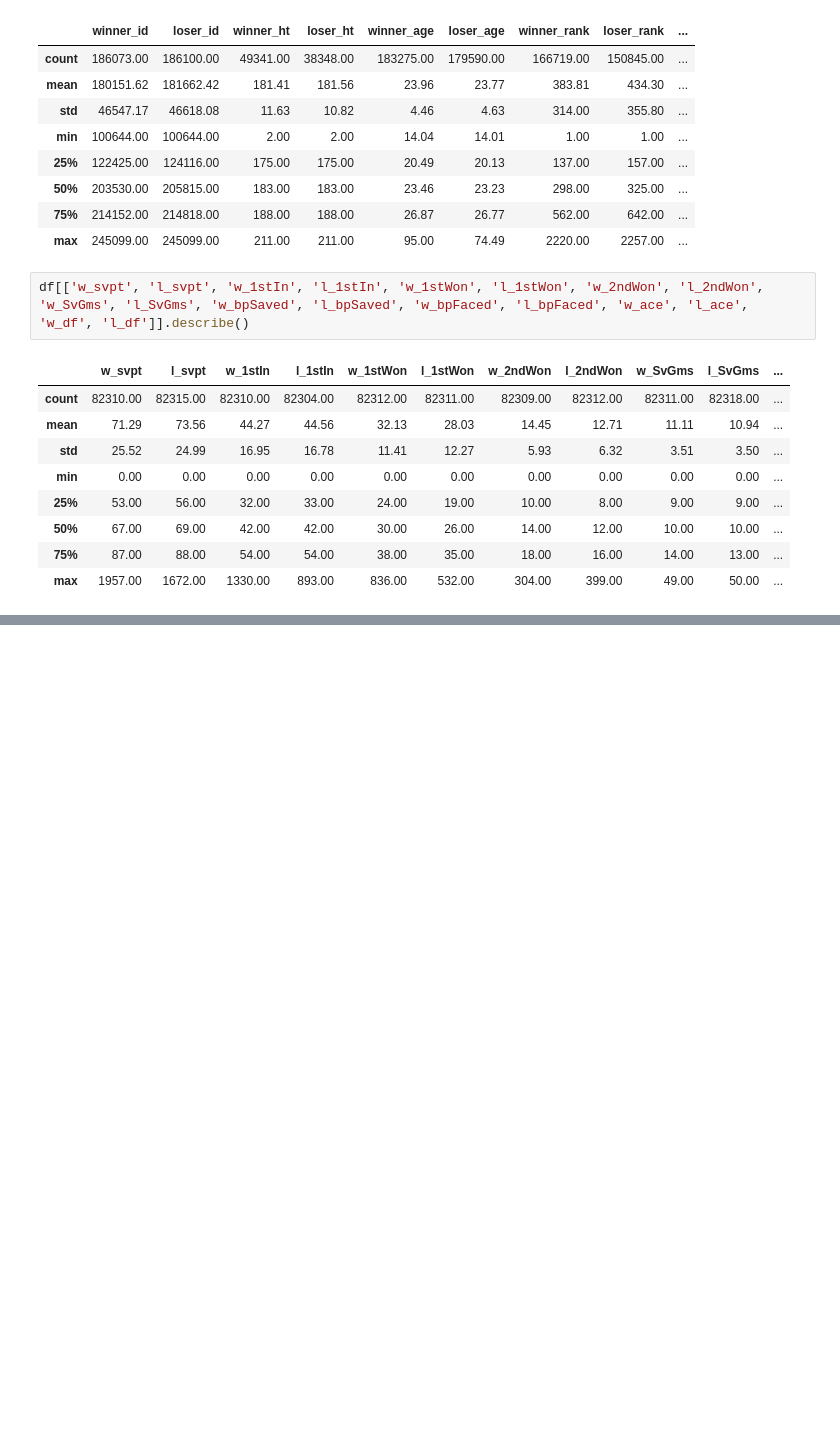
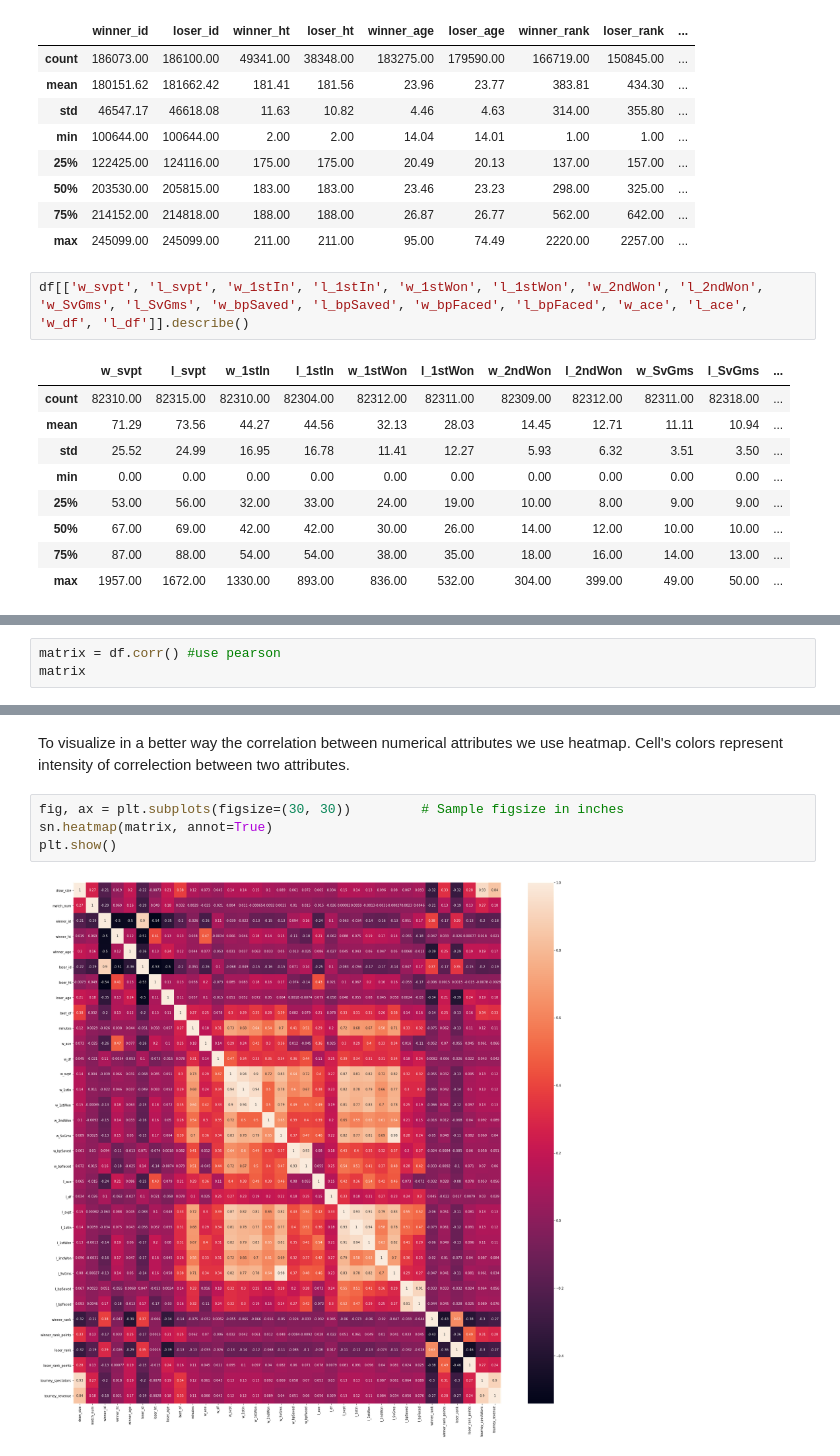
Before and after one commit to OrnelaDanushi/DM-project21, a Jupyter notebook: matches_data_understanding.ipynb, the cells around one changed output, grey strips where cells are left out. Cells and saved outputs as stored; diff of their text form; blank space fills up the shorter version.

```diff
--- a/matches_data_understanding.ipynb
+++ b/matches_data_understanding.ipynb
@@ -1156,0 +1167,3 @@ df[['w_svpt', 'l_svpt', 'w_1stIn', 'l_1stIn', 'w_1stWon', 'l_1stWon', 'w_2ndWon'
+# %%
+matrix = df.corr() #use pearson
+matrix
@@ -1156,0 +1189,8 @@ df[['w_svpt', 'l_svpt', 'w_1stIn', 'l_1stIn', 'w_1stWon', 'l_1stWon', 'w_2ndWon'
+# %% [markdown]
+To visualize in a better way the correlation between numerical attributes we use heatmap. Cell's colors represent intensity of correlection between two attributes.
+# %%
+fig, ax = plt.subplots(figsize=(30, 30))         # Sample figsize in inches
+sn.heatmap(matrix, annot=True)
+plt.show()
+# %% [output]
+[figure, added]
```
Also changed, not shown: parts of 32 cells of this notebook.
